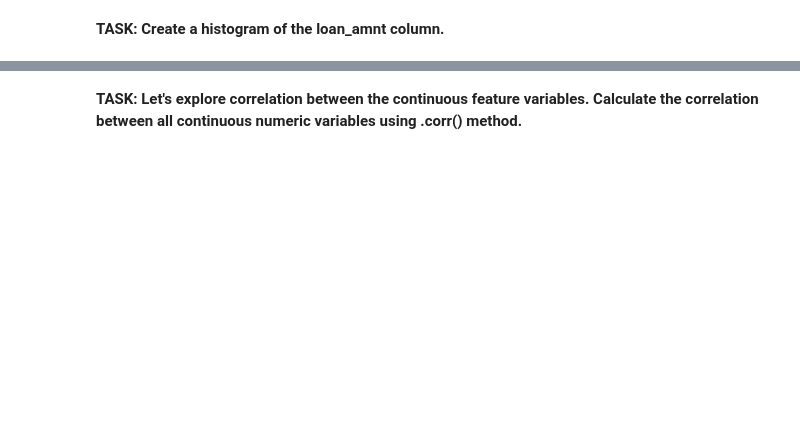
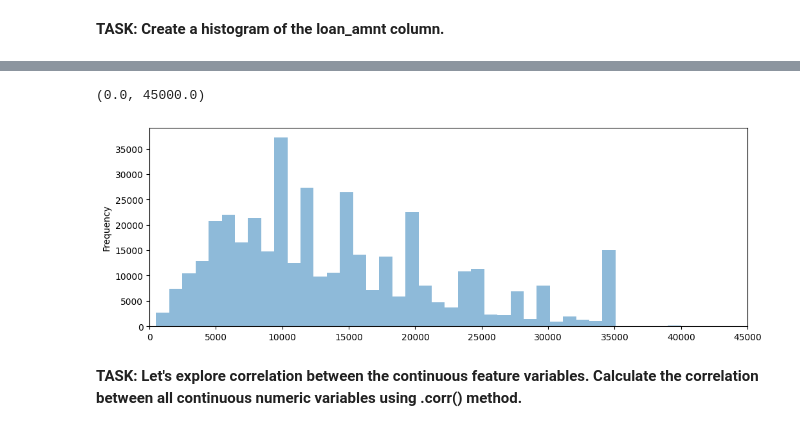
Before and after one commit to lulimontero/curso-udemy-data-science-python, a Jupyter notebook: TensorFlow_FILES/ANNs/03-Keras-Project-Exercise.ipynb, the cells around one changed output, grey strips where cells are left out. Saved outputs shown, nothing was run; the diff lists cells and outputs as text; code cells hidden in the pictures; blank space fills up the shorter version.

```diff
--- a/TensorFlow_FILES/ANNs/03-Keras-Project-Exercise.ipynb
+++ b/TensorFlow_FILES/ANNs/03-Keras-Project-Exercise.ipynb
@@ -265,2 +256,9 @@ memory usage: 81.6+ MB
+# %%
+plt.figure(figsize=(12,4))
+df['loan_amnt'].plot.hist(alpha=0.5,bins=40) #alpha le da la transparencia
+plt.xlim(0,45000) #esto es para que llegue hasta 45000
+# %% [output]
+(0.0, 45000.0)
+[figure, added]
 # %% [markdown]
 **TASK: Let's explore correlation between the continuous feature variables. Calculate the correlation between all continuous numeric variables using .corr() method.**
```
Also changed, not shown: parts of 216 cells of this notebook, 1 other file.
